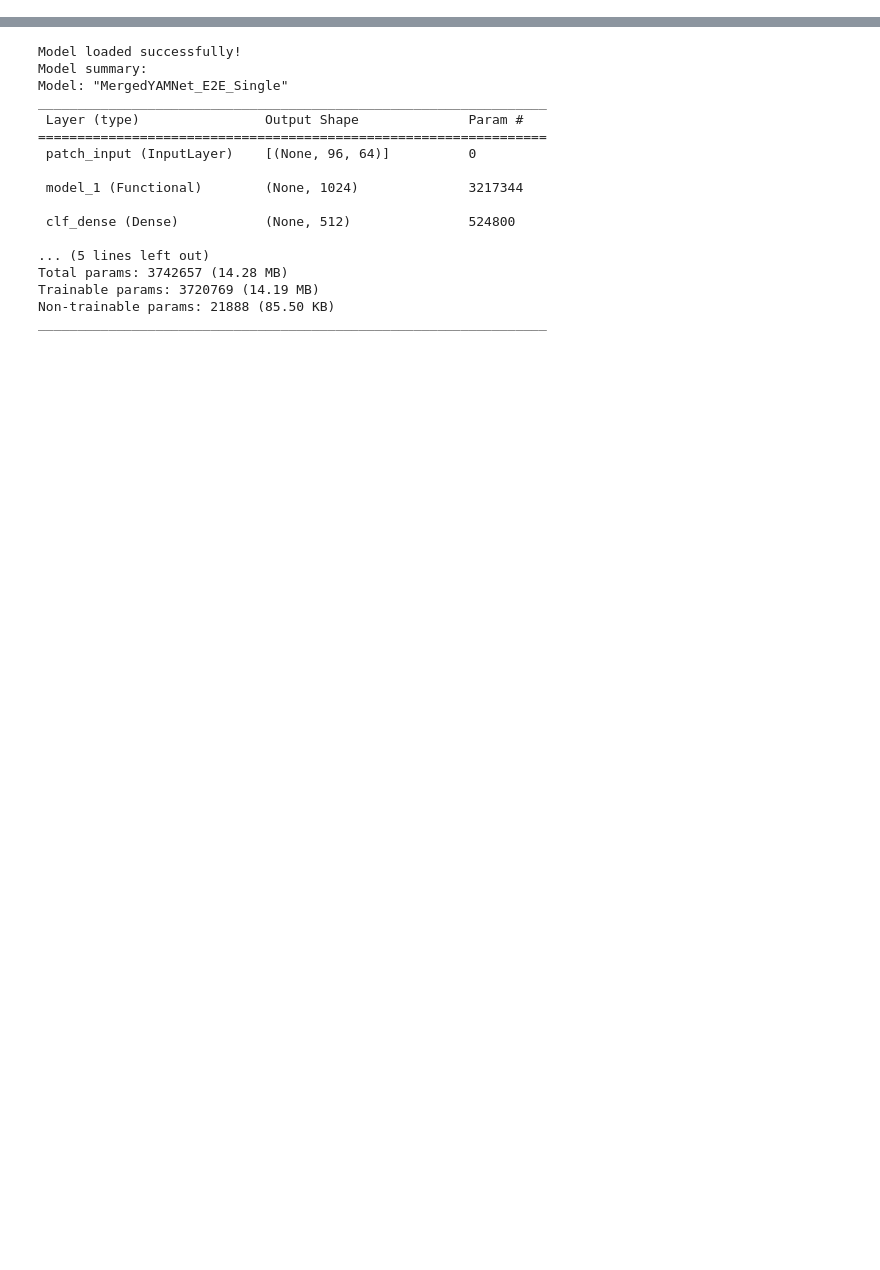
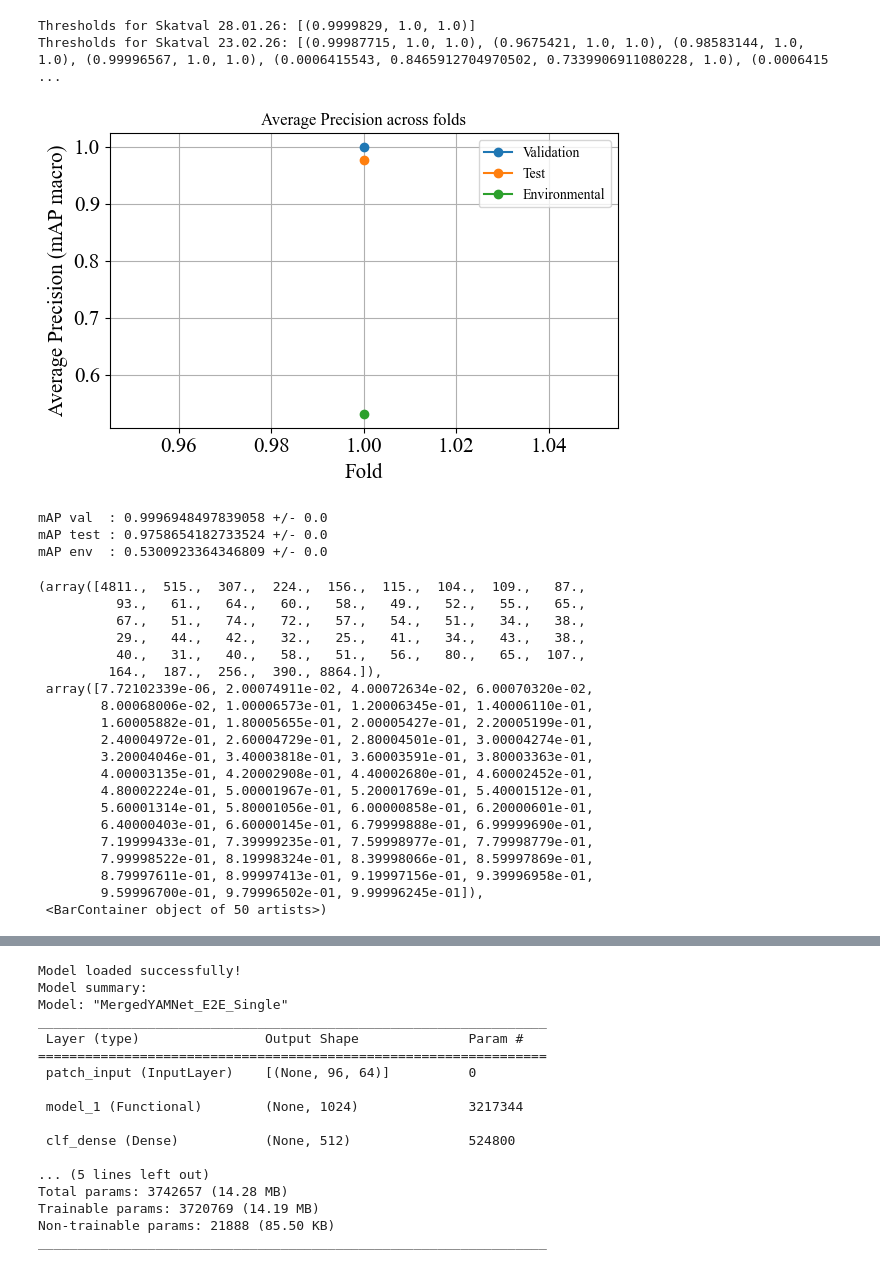
Before and after one commit to ingeborgborhaug/sound-event-detection-aircrafts, a Jupyter notebook: train.ipynb, the cells around one changed output, grey strips where cells are left out. Drawn from its saved outputs; the diff is of its cells as text; code cells hidden in the pictures; blank space fills up the shorter version.

```diff
--- a/train.ipynb
+++ b/train.ipynb
@@ -709,0 +533,40 @@ Error:
+# %%
+save_ap_and_pr_curves(ap_scores_test, pr_curves_test, "test", timestr)
+save_ap_and_pr_curves(ap_scores_env, pr_curves_env, "environmental", timestr)
+save_ap_and_pr_curves(ap_scores_skatval_280126, pr_curves_skatval_280126, "skatval", timestr)
+save_ap_and_pr_curves(ap_scores_val, pr_curves_val, "validation", timestr)
+
+print(f'Thresholds for Skatval 28.01.26: {thresholds_280126}')
+print(f'Thresholds for Skatval 23.02.26: {thresholds_230226}')
+
+plot_and_save_ap_scores(ap_scores_val, ap_scores_test, ap_scores_skatval_280126, timestr)
+
+
+plt.hist(predictions.flatten(), bins=50)
+# %% [output]
+Thresholds for Skatval 28.01.26: [(0.9999829, 1.0, 1.0)]
+Thresholds for Skatval 23.02.26: [(0.99987715, 1.0, 1.0), (0.9675421, 1.0, 1.0), (0.98583144, 1.0, 1.0), (0.99996567, 1.0, 1.0), (0.0006415543, 0.8465912704970502, 0.7339906911080228, 1.0), (0.0006415 ...
+[figure, added]
+mAP val  : 0.9996948497839058 +/- 0.0
+mAP test : 0.9758654182733524 +/- 0.0
+mAP env  : 0.5300923364346809 +/- 0.0
+(array([4811.,  515.,  307.,  224.,  156.,  115.,  104.,  109.,   87.,
+          93.,   61.,   64.,   60.,   58.,   49.,   52.,   55.,   65.,
+          67.,   51.,   74.,   72.,   57.,   54.,   51.,   34.,   38.,
+          29.,   44.,   42.,   32.,   25.,   41.,   34.,   43.,   38.,
+          40.,   31.,   40.,   58.,   51.,   56.,   80.,   65.,  107.,
+         164.,  187.,  256.,  390., 8864.]),
+ array([7.72102339e-06, 2.00074911e-02, 4.00072634e-02, 6.00070320e-02,
+        8.00068006e-02, 1.00006573e-01, 1.20006345e-01, 1.40006110e-01,
+        1.60005882e-01, 1.80005655e-01, 2.00005427e-01, 2.20005199e-01,
+        2.40004972e-01, 2.60004729e-01, 2.80004501e-01, 3.00004274e-01,
+        3.20004046e-01, 3.40003818e-01, 3.60003591e-01, 3.80003363e-01,
+        4.00003135e-01, 4.20002908e-01, 4.40002680e-01, 4.60002452e-01,
+        4.80002224e-01, 5.00001967e-01, 5.20001769e-01, 5.40001512e-01,
+        5.60001314e-01, 5.80001056e-01, 6.00000858e-01, 6.20000601e-01,
+        6.40000403e-01, 6.60000145e-01, 6.79999888e-01, 6.99999690e-01,
+        7.19999433e-01, 7.39999235e-01, 7.59998977e-01, 7.79998779e-01,
+        7.99998522e-01, 8.19998324e-01, 8.39998066e-01, 8.59997869e-01,
+        8.79997611e-01, 8.99997413e-01, 9.19997156e-01, 9.39996958e-01,
+        9.59996700e-01, 9.79996502e-01, 9.99996245e-01]),
+ <BarContainer object of 50 artists>)
```
Also changed, not shown: parts of 18 cells of this notebook.
